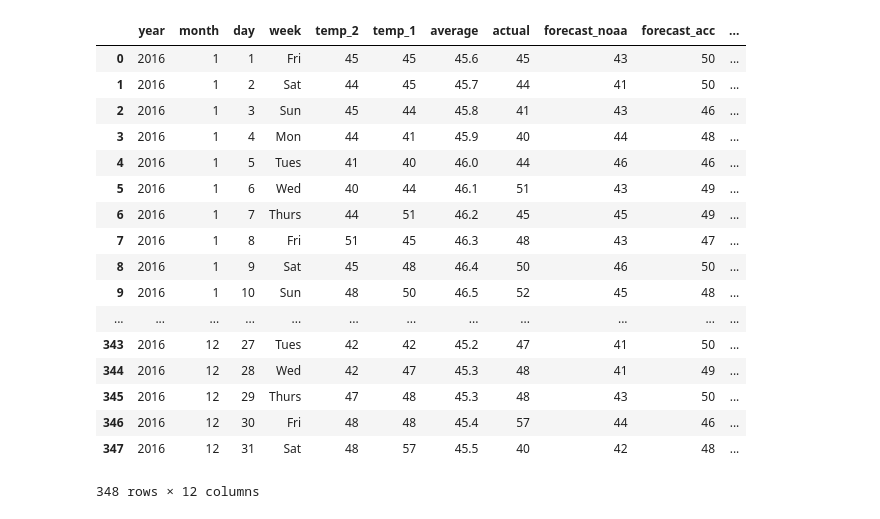
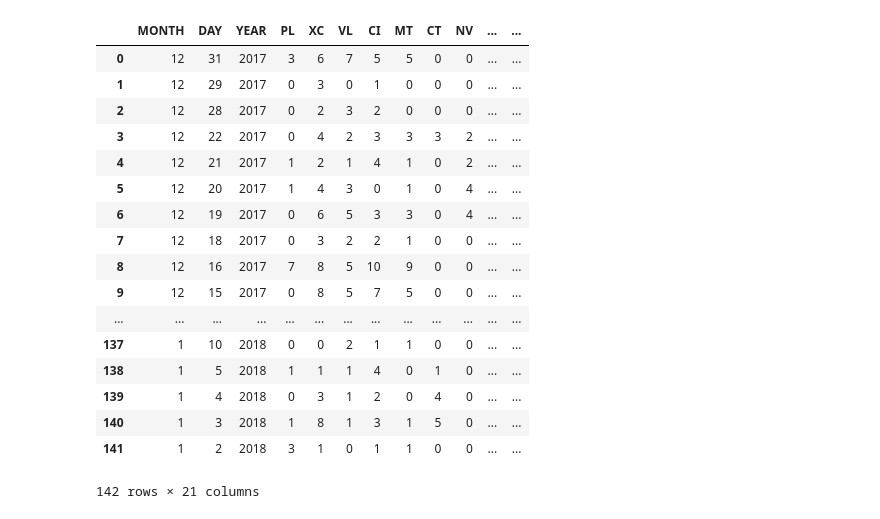
Before and after one commit to JRC2307/inteliDono, a Jupyter notebook: intelliDono.ipynb, the cells around one changed output. Saved outputs shown, nothing was run; the diff lists cells and outputs as text; code cells hidden in the pictures.

```diff
--- a/intelliDono.ipynb
+++ b/intelliDono.ipynb
@@ -2,27 +2,29 @@
 import pandas as pd
 # %%
 # Describing the anomalies
-features = pd.read_csv('temps.csv')
+features = pd.read_csv('train.csv')
+features= features.drop('ID', axis = 1)
+
 features.head(1000)
 # %% [output]
-|  | year | month | day | week | temp_2 | temp_1 | average | actual | forecast_noaa | forecast_acc | ... |
-| 0 | 2016 | 1 | 1 | Fri | 45 | 45 | 45.6 | 45 | 43 | 50 | ... |
-| 1 | 2016 | 1 | 2 | Sat | 44 | 45 | 45.7 | 44 | 41 | 50 | ... |
-| 2 | 2016 | 1 | 3 | Sun | 45 | 44 | 45.8 | 41 | 43 | 46 | ... |
-| 3 | 2016 | 1 | 4 | Mon | 44 | 41 | 45.9 | 40 | 44 | 48 | ... |
-| 4 | 2016 | 1 | 5 | Tues | 41 | 40 | 46.0 | 44 | 46 | 46 | ... |
-| 5 | 2016 | 1 | 6 | Wed | 40 | 44 | 46.1 | 51 | 43 | 49 | ... |
-| 6 | 2016 | 1 | 7 | Thurs | 44 | 51 | 46.2 | 45 | 45 | 49 | ... |
-| 7 | 2016 | 1 | 8 | Fri | 51 | 45 | 46.3 | 48 | 43 | 47 | ... |
-| 8 | 2016 | 1 | 9 | Sat | 45 | 48 | 46.4 | 50 | 46 | 50 | ... |
-| 9 | 2016 | 1 | 10 | Sun | 48 | 50 | 46.5 | 52 | 45 | 48 | ... |
-| ... | ... | ... | ... | ... | ... | ... | ... | ... | ... | ... | ... |
-| 343 | 2016 | 12 | 27 | Tues | 42 | 42 | 45.2 | 47 | 41 | 50 | ... |
-| 344 | 2016 | 12 | 28 | Wed | 42 | 47 | 45.3 | 48 | 41 | 49 | ... |
-| 345 | 2016 | 12 | 29 | Thurs | 47 | 48 | 45.3 | 48 | 43 | 50 | ... |
-| 346 | 2016 | 12 | 30 | Fri | 48 | 48 | 45.4 | 57 | 44 | 46 | ... |
-| 347 | 2016 | 12 | 31 | Sat | 48 | 57 | 45.5 | 40 | 42 | 48 | ... |
+|  | MONTH | DAY | YEAR | PL | XC | VL | CI | MT | CT | NV | ... | ... |
+| 0 | 12 | 31 | 2017 | 3 | 6 | 7 | 5 | 5 | 0 | 0 | ... | ... |
+| 1 | 12 | 29 | 2017 | 0 | 3 | 0 | 1 | 0 | 0 | 0 | ... | ... |
+| 2 | 12 | 28 | 2017 | 0 | 2 | 3 | 2 | 0 | 0 | 0 | ... | ... |
+| 3 | 12 | 22 | 2017 | 0 | 4 | 2 | 3 | 3 | 3 | 2 | ... | ... |
+| 4 | 12 | 21 | 2017 | 1 | 2 | 1 | 4 | 1 | 0 | 2 | ... | ... |
+| 5 | 12 | 20 | 2017 | 1 | 4 | 3 | 0 | 1 | 0 | 4 | ... | ... |
+| 6 | 12 | 19 | 2017 | 0 | 6 | 5 | 3 | 3 | 0 | 4 | ... | ... |
+| 7 | 12 | 18 | 2017 | 0 | 3 | 2 | 2 | 1 | 0 | 0 | ... | ... |
+| 8 | 12 | 16 | 2017 | 7 | 8 | 5 | 10 | 9 | 0 | 0 | ... | ... |
+| 9 | 12 | 15 | 2017 | 0 | 8 | 5 | 7 | 5 | 0 | 0 | ... | ... |
+| ... | ... | ... | ... | ... | ... | ... | ... | ... | ... | ... | ... | ... |
+| 137 | 1 | 10 | 2018 | 0 | 0 | 2 | 1 | 1 | 0 | 0 | ... | ... |
+| 138 | 1 | 5 | 2018 | 1 | 1 | 1 | 4 | 0 | 1 | 0 | ... | ... |
+| 139 | 1 | 4 | 2018 | 0 | 3 | 1 | 2 | 0 | 4 | 0 | ... | ... |
+| 140 | 1 | 3 | 2018 | 1 | 8 | 1 | 3 | 1 | 5 | 0 | ... | ... |
+| 141 | 1 | 2 | 2018 | 3 | 1 | 0 | 1 | 1 | 0 | 0 | ... | ... |
-348 rows × 12 columns
+142 rows × 21 columns
 # %%
 # Describing anoma
 features.describe()
```
Also changed, not shown: parts of 12 cells of this notebook, 7 other files.
